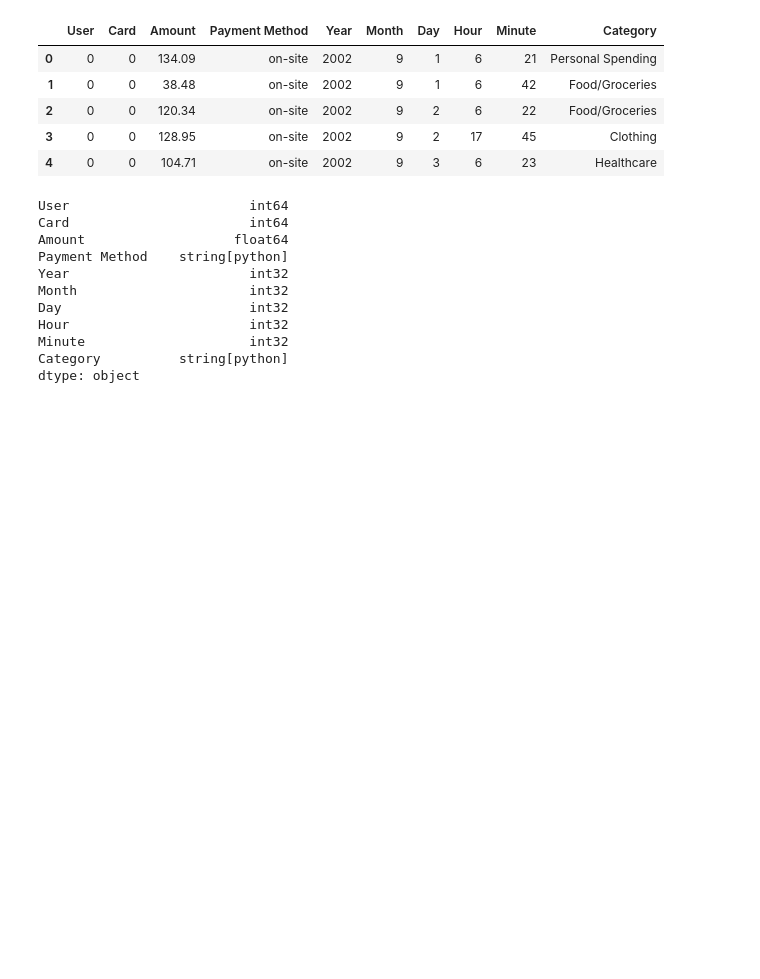
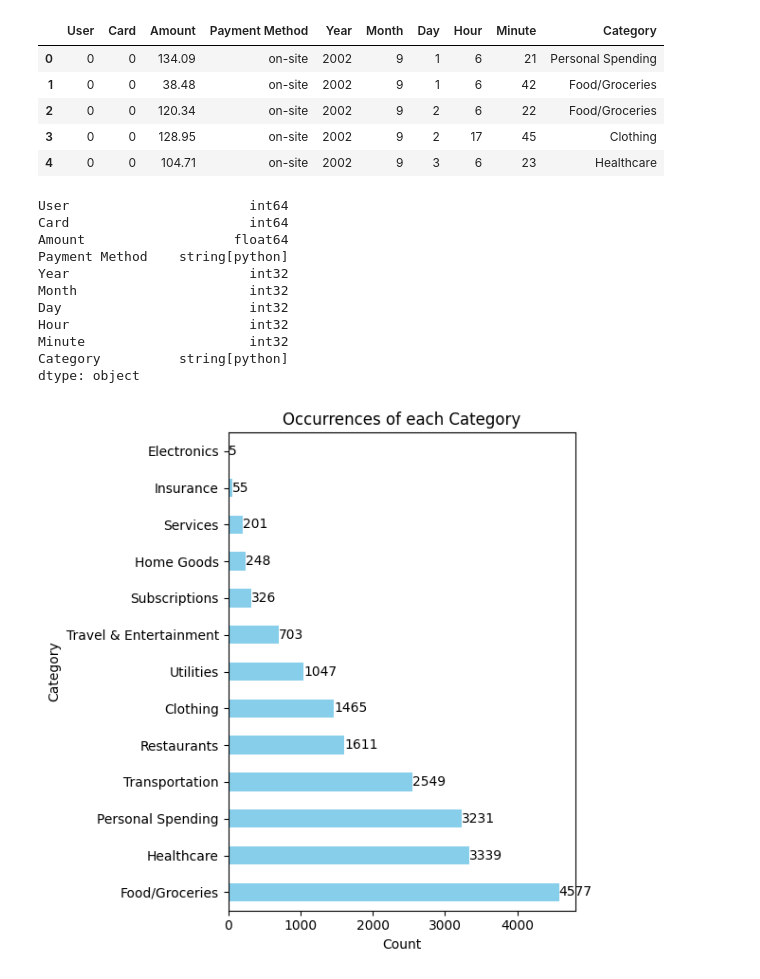
Before and after one commit to NourHabra/FUSE-AI, a Jupyter notebook: processing.ipynb, the cells around one changed output. Drawn from its saved outputs; the diff is of its cells as text; code cells hidden in the pictures; blank space fills up the shorter version.

Commit message:
visualized Categorized, fixed empty values

```diff
--- a/processing.ipynb
+++ b/processing.ipynb
@@ -482,0 +483,20 @@ data.to_csv("./Dataset/Preprocessed_dataset.csv")
+# %%
+import matplotlib.pyplot as plt
+
+value_counts = data['Category'].value_counts()
+
+plt.figure(figsize=(6, 6))  # Swap width and height for horizontal bars
+bars = value_counts.plot(kind='barh', color='skyblue')  # 'h' for horizontal bars
+
+# Add count labels at the end of each bar
+for idx, value in enumerate(value_counts):
+  plt.text(value + 0.1, idx, str(value), va='center')  # Adjust offset as needed
+
+plt.xlabel('Count')
+plt.ylabel('Category')  # Swap labels to match orientation
+plt.title('Occurrences of each Category')
+plt.yticks(rotation=0)  # Rotate y-axis labels for readability (optional)
+plt.tight_layout()
+plt.show()
+# %% [output]
+[figure, added]
```
Also changed, not shown: parts of 2 cells of this notebook.
